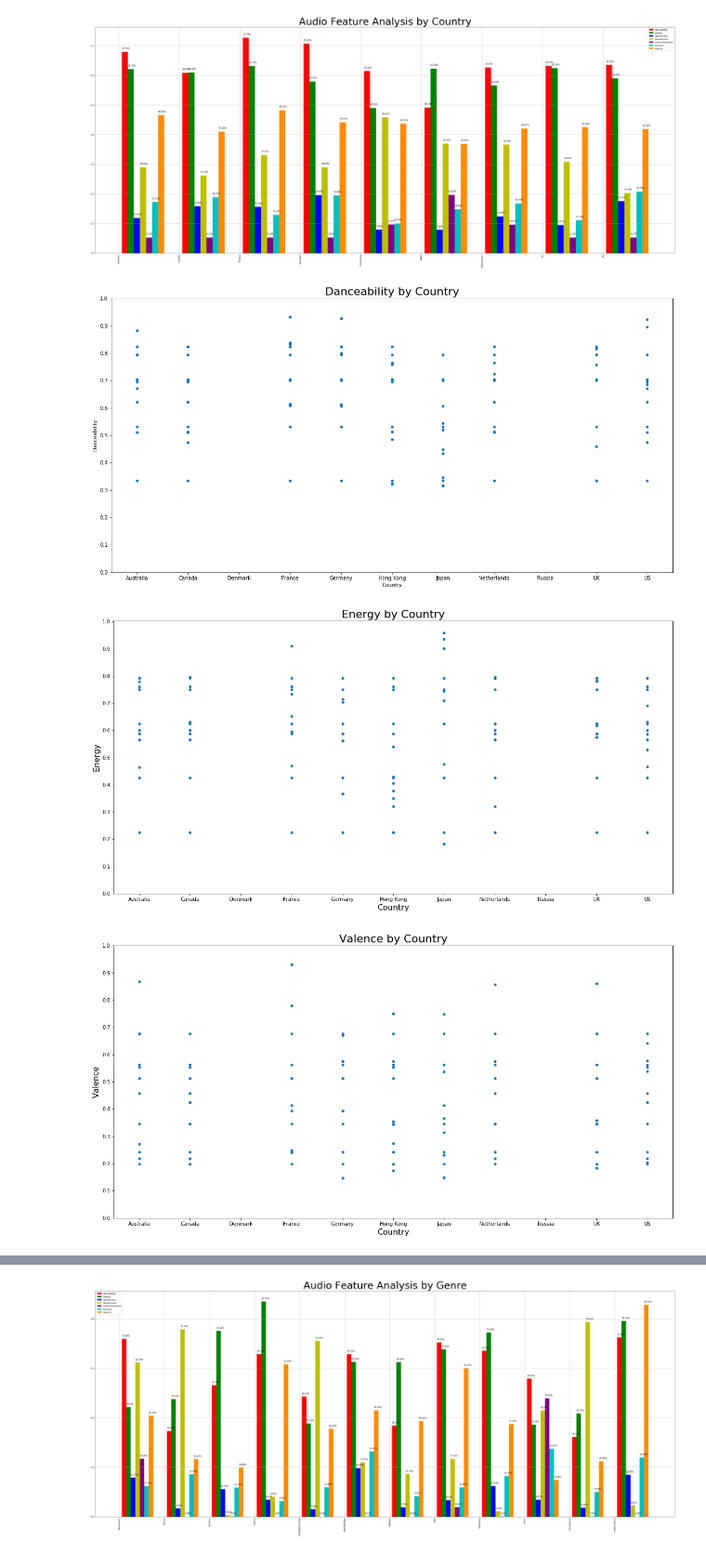
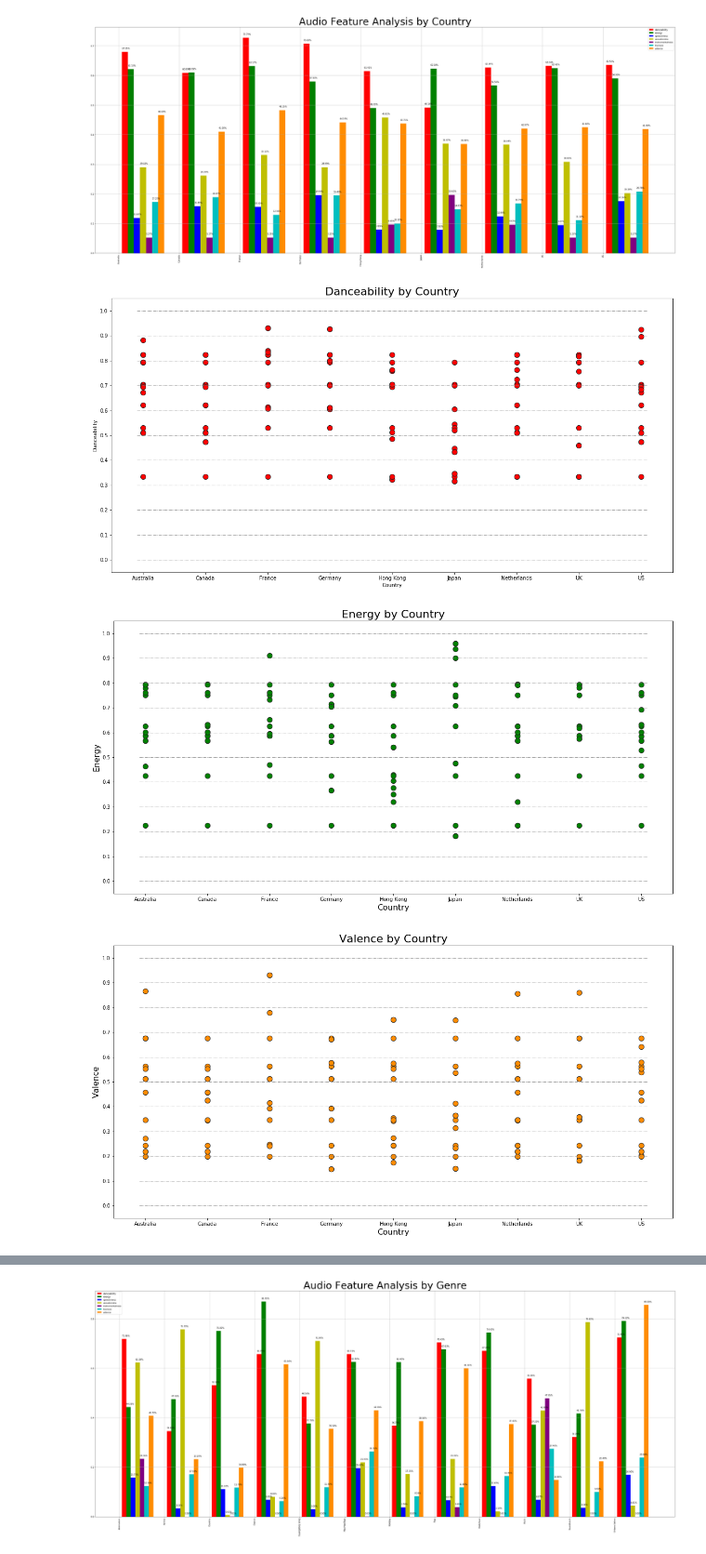
Before and after one commit to nawdah/project-1, a Jupyter notebook: Charting_Data.ipynb, the cells around one changed output, grey strips where cells are left out. Shown at 93% size. Saved outputs shown, nothing was run; the diff lists cells and outputs as text; code cells hidden in the pictures.

Commit message:
Cleaned up Scagtter plots to match colors from graph above

```diff
--- a/Charting_Data.ipynb
+++ b/Charting_Data.ipynb
@@ -87,34 +87,32 @@ for index, row in merge_df.iterrows():
             country_id.append(0)
         elif (row["Country"] == "Canada"):
             country_id.append(1)
-        elif (row["Country"] == "Denmark"):
+        elif (row["Country"] == "France"):
             country_id.append(2)
-        elif (row["Country"] == "France"):
+        elif (row["Country"] == "Germany"):
             country_id.append(3)
-        elif (row["Country"] == "Germany"):
+        elif (row["Country"] == "Hong Kong"):
             country_id.append(4)
-        elif (row["Country"] == "Hong Kong"):
+        elif (row["Country"] == "Japan"):
             country_id.append(5)
-        elif (row["Country"] == "Japan"):
+        elif (row["Country"] == "Netherlands"):
             country_id.append(6)
-        elif (row["Country"] == "Netherlands"):
+        elif (row["Country"] == "UK"):
             country_id.append(7)
-        elif (row["Country"] == "Russia"):
+        elif (row["Country"] == "US"):
             country_id.append(8)
-        elif (row["Country"] == "UK"):
-            country_id.append(9)
-        elif (row["Country"] == "US"):
-            country_id.append(10)
         else:
             country_id.append(100)
 
     except:
         country_id.append(100)
 # %%
-country_list = ["Australia", "Canada", "Denmark", "France", "Germany", "Hong Kong", "Japan", "Netherlands", "Russia", "UK", "US"]
-audio_features_df = merge_df
+country_list = ["Australia", "Canada", "France", "Germany", "Hong Kong", "Japan", "Netherlands", "UK", "US"]
+
+audio_features_df = merge_df[ (merge_df['Country'] != 'Denmark') | (merge_df['Country'] != 'Russia')]
 audio_features_df["Country_ID"] = country_id
-ax = audio_features_df.plot(kind='scatter', x='Country_ID', y='danceability', figsize=(20,10))
+ax = audio_features_df.plot(kind='scatter', x='Country_ID', y='danceability', figsize=(20,10), s=105, alpha=1, edgecolors='.15', c='r')
+ax.hlines(y=np.arange(0,1.1,.1) , xmin=-.1, xmax=8.1, color='gray', alpha=0.7, linewidth=1, linestyles='dashdot')
 ax.set_title("Danceability by Country", fontdict={'size':22})
 ax.set_xlabel("Country")
 ax.set_ylabel("Danceability")
@@ -123,9 +121,10 @@ ax.set_yticks(np.arange(0,1.1,.1))
 ax.set_xticklabels(country_list)
 plt.savefig("Resources/DanceabilityByCountry.png")
 # %% [output]
-[figure, old version]
+[figure, new version]
 # %%
-ax = audio_features_df.plot(kind='scatter', x='Country_ID', y='energy', figsize=(20,10))
+ax = audio_features_df.plot(kind='scatter', x='Country_ID', y='energy', figsize=(20,10), alpha=1, edgecolors='.15', c='g', s=105)
+ax.hlines(y=np.arange(0,1.1,.1) , xmin=-.1, xmax=8.1, color='gray', alpha=0.7, linewidth=1, linestyles='dashdot')
 ax.set_title("Energy by Country", fontdict={'size':22})
 ax.set_xlabel("Country", fontdict={'size':16})
 ax.set_ylabel("Energy", fontdict={'size':16})
@@ -134,18 +133,19 @@ ax.set_yticks(np.arange(0,1.1,.1))
 ax.set_xticklabels(country_list)
 plt.savefig("Resources/EnergyByCountry.png")
 # %% [output]
-[figure, old version]
+[figure, new version]
 # %%
-ax = audio_features_df.plot(kind='scatter', x='Country_ID', y='valence', figsize=(20,10))
+ax = audio_features_df.plot(kind='scatter', x='Country_ID', y='valence', figsize=(20,10), alpha=1, edgecolors='.15', c='darkorange', s=105)
+ax.hlines(y=np.arange(0,1.1,.1) , xmin=-.1, xmax=8.1, color='gray', alpha=0.7, linewidth=1, linestyles='dashdot')
 ax.set_title("Valence by Country", fontdict={'size':22})
 ax.set_xlabel("Country", fontdict={'size':16})
 ax.set_ylabel("Valence", fontdict={'size':16})
 ax.set_xticks(np.arange(len(country_list)))
 ax.set_yticks(np.arange(0,1.1,.1))
 ax.set_xticklabels(country_list)
 plt.savefig("Resources/ValenceByCountry.png")
 # %% [output]
-[figure, old version]
+[figure, new version]
 # %%
 genre_df = merge_df.groupby(["Genre"])
 genre_value = genre_df.mean()
```
Also changed, not shown: parts of 1 cell of this notebook.
